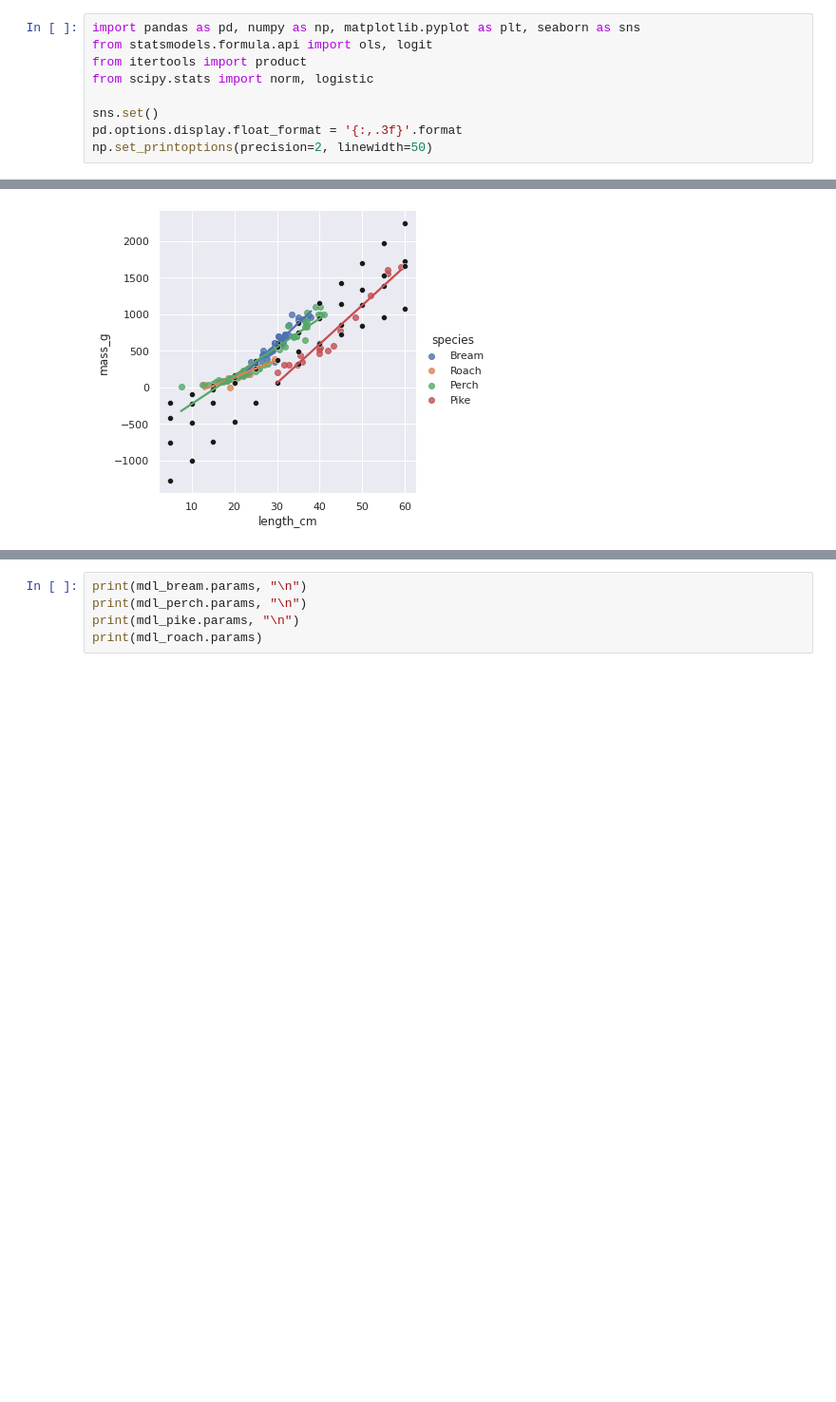
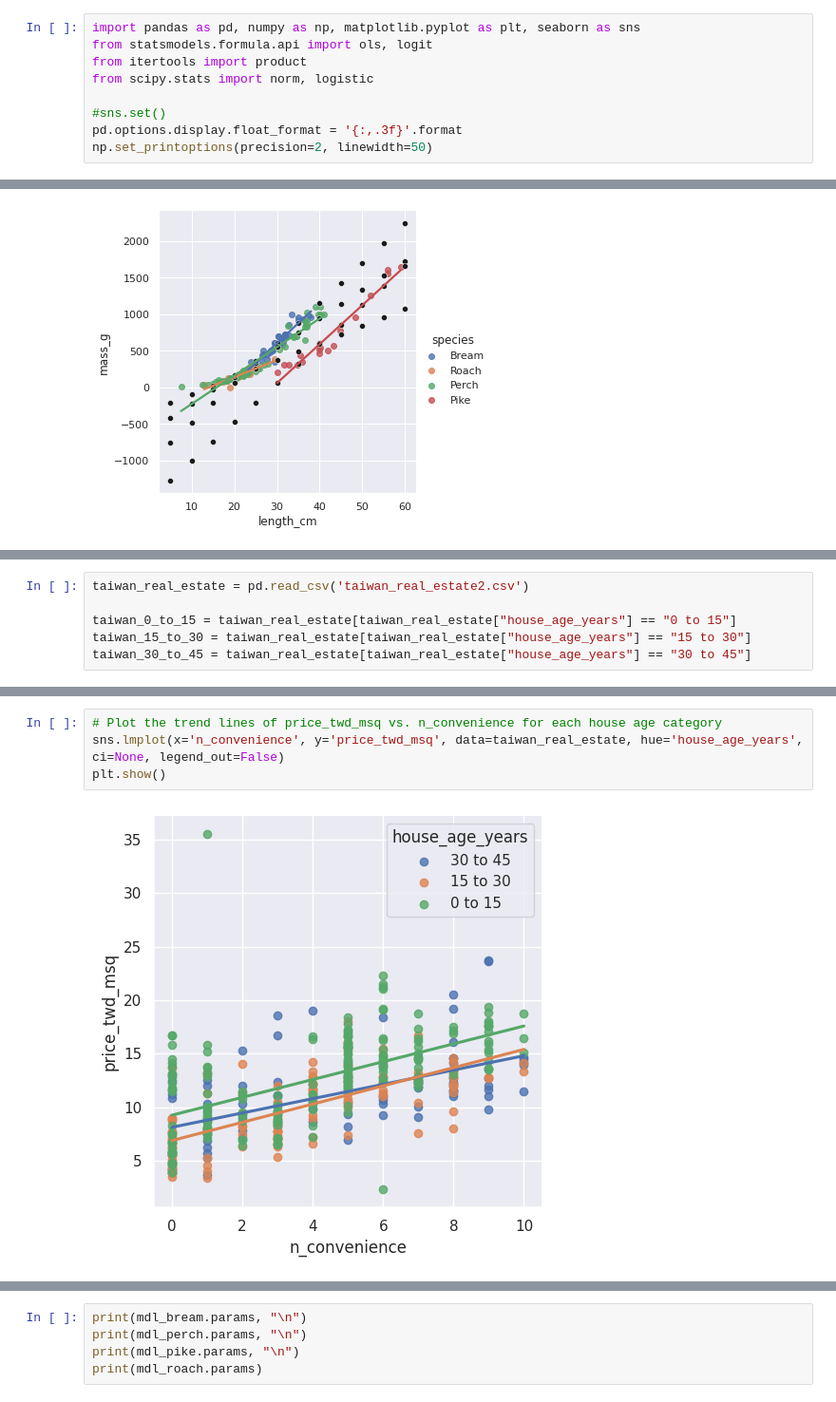
Before and after one commit to armeros/DC_Stats, a Jupyter notebook: statsmodels_intermediate/Intermediate_Statsmodels.ipynb, the cells around one changed output, grey strips where cells are left out. Shown at 95% size. Saved outputs shown, nothing was run; the diff lists cells and outputs as text; blank space fills up the shorter version.

```diff
--- a/statsmodels_intermediate/Intermediate_Statsmodels.ipynb
+++ b/statsmodels_intermediate/Intermediate_Statsmodels.ipynb
@@ -24,6 +24,6 @@ from statsmodels.formula.api import ols, logit
 from itertools import product
 from scipy.stats import norm, logistic
 
-sns.set()
+#sns.set()
 pd.options.display.float_format = '{:,.3f}'.format
 np.set_printoptions(precision=2, linewidth=50)
@@ -664,0 +734,6 @@ plt.show()
+# %%
+taiwan_real_estate = pd.read_csv('taiwan_real_estate2.csv')
+
+taiwan_0_to_15 = taiwan_real_estate[taiwan_real_estate["house_age_years"] == "0 to 15"]
+taiwan_15_to_30 = taiwan_real_estate[taiwan_real_estate["house_age_years"] == "15 to 30"]
+taiwan_30_to_45 = taiwan_real_estate[taiwan_real_estate["house_age_years"] == "30 to 45"]
@@ -664,0 +843,6 @@ plt.show()
+# %%
+# Plot the trend lines of price_twd_msq vs. n_convenience for each house age category
+sns.lmplot(x='n_convenience', y='price_twd_msq', data=taiwan_real_estate, hue='house_age_years', ci=None, legend_out=False)
+plt.show()
+# %% [output]
+[figure, added]
```
Also changed, not shown: parts of 133 cells of this notebook.
